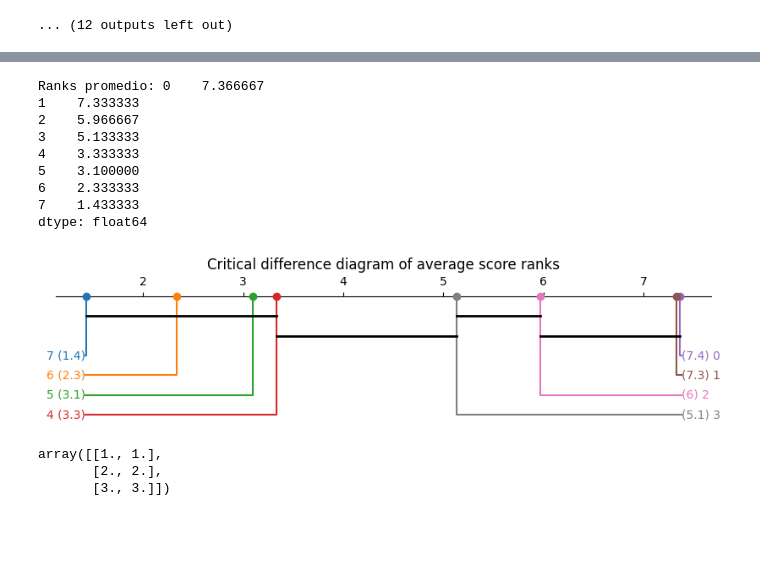
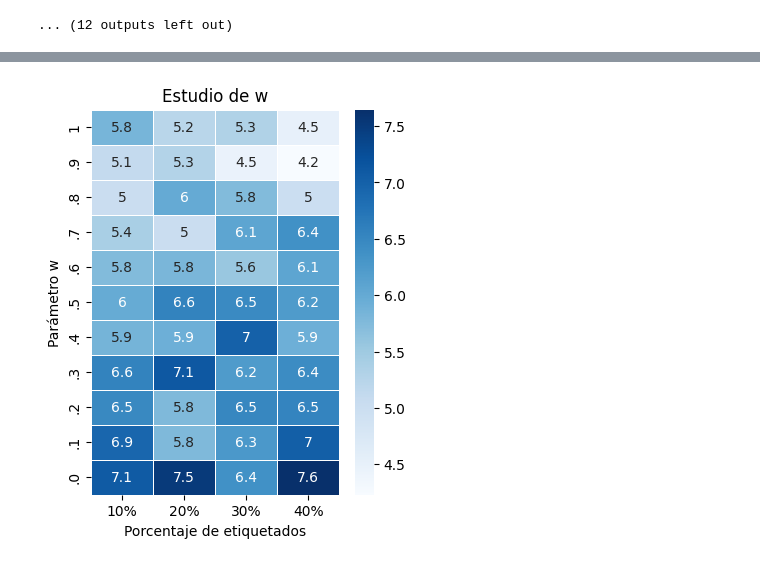
Before and after one commit to dmacha27/TFM-VIU, a Jupyter notebook: metodos/SSLTree/experimentos/parametro_w.ipynb, the cells around one changed output, grey strips where cells are left out. Drawn from its saved outputs; the diff is of its cells as text; code cells hidden in the pictures; blank space fills up the shorter version.

Commit message:
Corregir plot w y añadir Nemenyi test

```diff
--- a/metodos/SSLTree/experimentos/parametro_w.ipynb
+++ b/metodos/SSLTree/experimentos/parametro_w.ipynb
@@ -205,55 +120,8 @@ plt.show()
-# %%
-import numpy as np
-import pandas as pd
-import matplotlib.pyplot as plt
-import scikit_posthocs as sp
-from scipy.stats import friedmanchisquare
-
-# Supongamos que estos son los resultados de los clasificadores en diferentes datasets
-# Filas: Datasets
-# Columnas: Clasificadores
-np.random.default_rng(1)
-dict_data = {
-    'model1': np.random.normal(loc=0.2, scale=0.1, size=30),
-    'model2': np.random.normal(loc=0.2, scale=0.1, size=30),
-    'model3': np.random.normal(loc=0.4, scale=0.1, size=30),
-    'model4': np.random.normal(loc=0.5, scale=0.1, size=30),
-    'model5': np.random.normal(loc=0.7, scale=0.1, size=30),
-    'model6': np.random.normal(loc=0.7, scale=0.1, size=30),
-    'model7': np.random.normal(loc=0.8, scale=0.1, size=30),
-    'model8': np.random.normal(loc=0.9, scale=0.1, size=30),
-}
-
-data_list = [dict_data[key] for key in dict_data]
-
-results = np.array(data_list).T
-
-nemenyi_result = sp.posthoc_nemenyi_friedman(results)
-
-ranks = np.mean(pd.DataFrame(-results).rank(axis=1, method='average'), axis=0)
-print("Ranks promedio:", ranks)
-
-plt.figure(figsize=(10, 2), dpi=100)
-
-plt.title('Critical difference diagram of average score ranks')
-
-sp.critical_difference_diagram(ranks, nemenyi_result)
-plt.show()
-# %% [output]
-Ranks promedio: 0    7.366667
-1    7.333333
-2    5.966667
-3    5.133333
-4    3.333333
-5    3.100000
-6    2.333333
-7    1.433333
-dtype: float64
-[figure, removed]
-# %%
-rankdata(np.stack(([0,1], [2,3], [4,5]))
-, method="average", axis=0)
-# %% [output]
-array([[1., 1.],
-       [2., 2.],
-       [3., 3.]])
+# %%
+all_rankings = []
+for a in all_matrix:
+    all_rankings.append(rankdata(-a, axis=0))
+
+w_heatmap(np.mean(all_rankings, axis=0), less_better=True)
+# %% [output]
+[figure, added]
```
Also changed, not shown: parts of 10 cells of this notebook, 1 other file.
